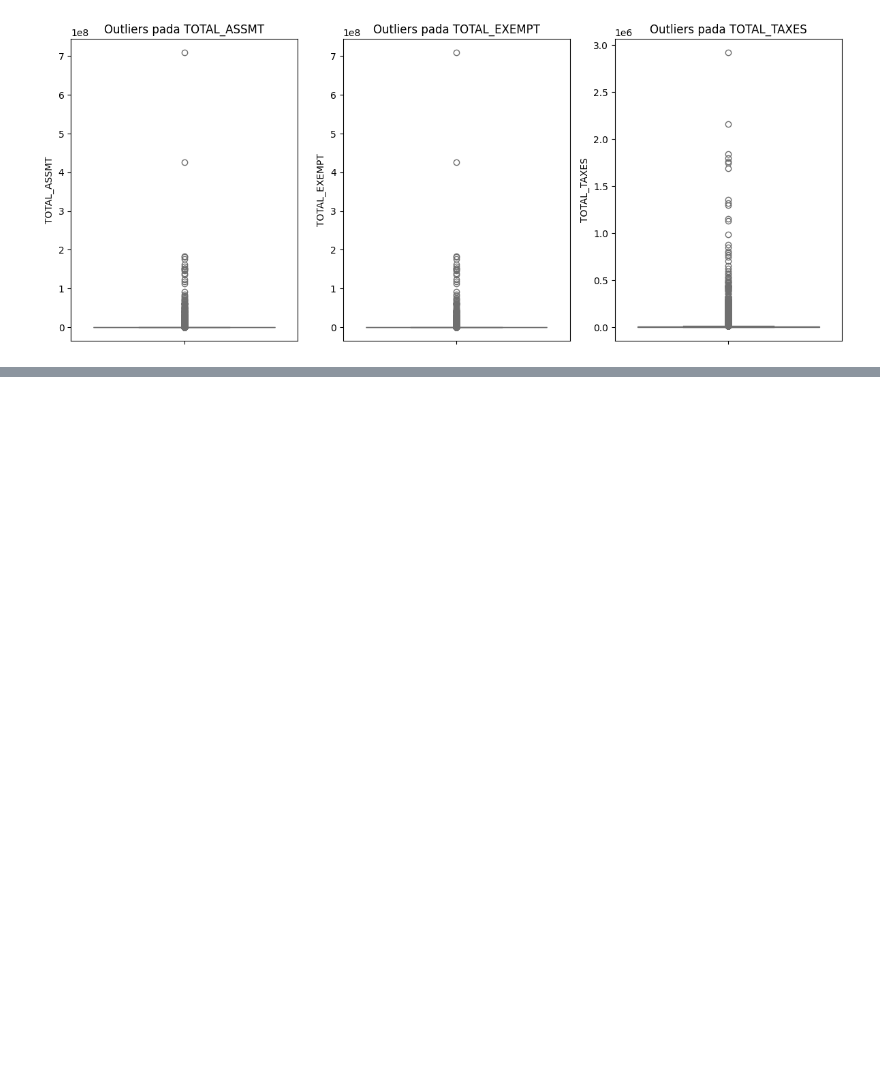
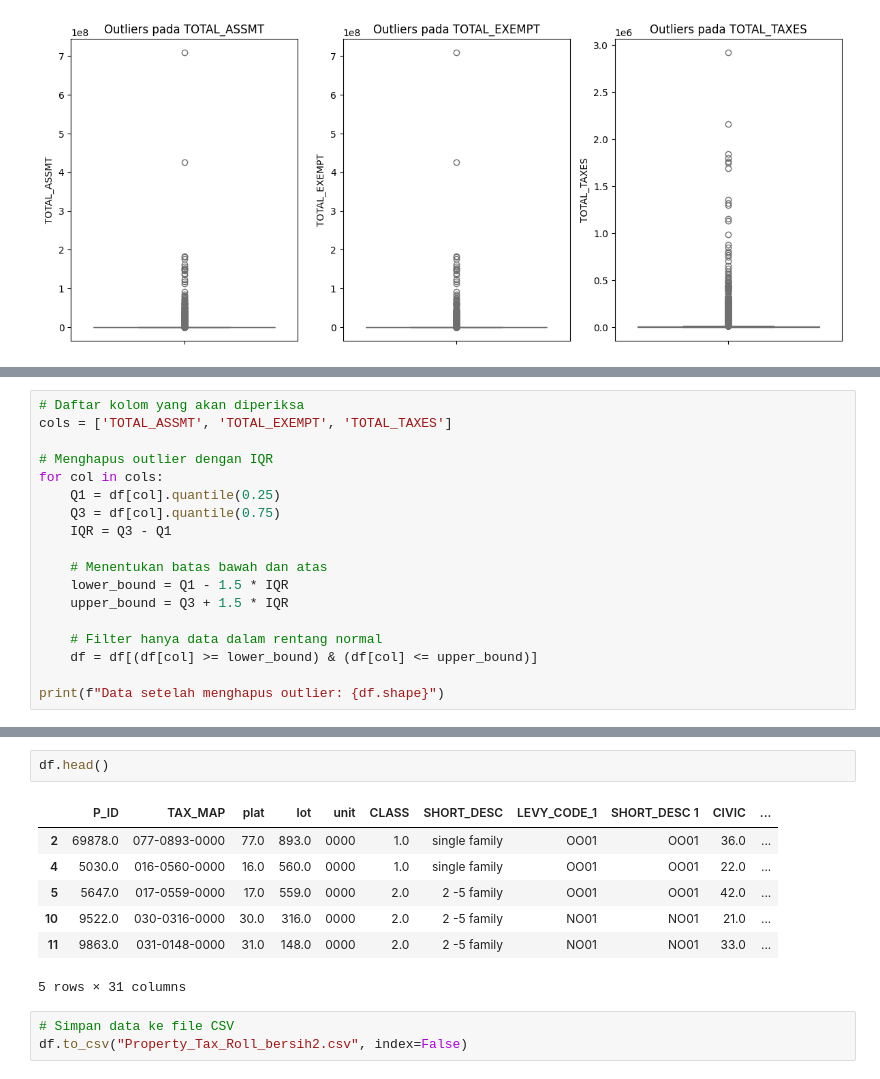
Before and after one commit to MuhammadBintang27/Kelompok_6_Tugas01_Data_Preparation, a Jupyter notebook: Kelompok6.ipynb, the cells around one changed output, grey strips where cells are left out. Saved outputs shown, nothing was run; the diff lists cells and outputs as text; blank space fills up the shorter version.

```diff
--- a/Kelompok6.ipynb
+++ b/Kelompok6.ipynb
@@ -198,0 +248,18 @@ plt.show()
+# %%
+# Daftar kolom yang akan diperiksa
+cols = ['TOTAL_ASSMT', 'TOTAL_EXEMPT', 'TOTAL_TAXES']
+
+# Menghapus outlier dengan IQR
+for col in cols:
+    Q1 = df[col].quantile(0.25)
+    Q3 = df[col].quantile(0.75)
+    IQR = Q3 - Q1
+
+    # Menentukan batas bawah dan atas
+    lower_bound = Q1 - 1.5 * IQR
+    upper_bound = Q3 + 1.5 * IQR
+
+    # Filter hanya data dalam rentang normal
+    df = df[(df[col] >= lower_bound) & (df[col] <= upper_bound)]
+
+print(f"Data setelah menghapus outlier: {df.shape}")
@@ -198,0 +315,13 @@ plt.show()
+# %%
+df.head()
+# %% [output]
+|  | P_ID | TAX_MAP | plat | lot | unit | CLASS | SHORT_DESC | LEVY_CODE_1 | SHORT_DESC 1 | CIVIC | ... |
+| 2 | 69878.0 | 077-0893-0000 | 77.0 | 893.0 | 0000 | 1.0 | single family | OO01 | OO01 | 36.0 | ... |
+| 4 | 5030.0 | 016-0560-0000 | 16.0 | 560.0 | 0000 | 1.0 | single family | OO01 | OO01 | 22.0 | ... |
+| 5 | 5647.0 | 017-0559-0000 | 17.0 | 559.0 | 0000 | 2.0 | 2 -5 family | OO01 | OO01 | 42.0 | ... |
+| 10 | 9522.0 | 030-0316-0000 | 30.0 | 316.0 | 0000 | 2.0 | 2 -5 family | NO01 | NO01 | 21.0 | ... |
+| 11 | 9863.0 | 031-0148-0000 | 31.0 | 148.0 | 0000 | 2.0 | 2 -5 family | NO01 | NO01 | 33.0 | ... |
+5 rows × 31 columns
+# %%
+# Simpan data ke file CSV
+df.to_csv("Property_Tax_Roll_bersih2.csv", index=False)
```
Also changed, not shown: parts of 11 cells of this notebook, 1 other file.
